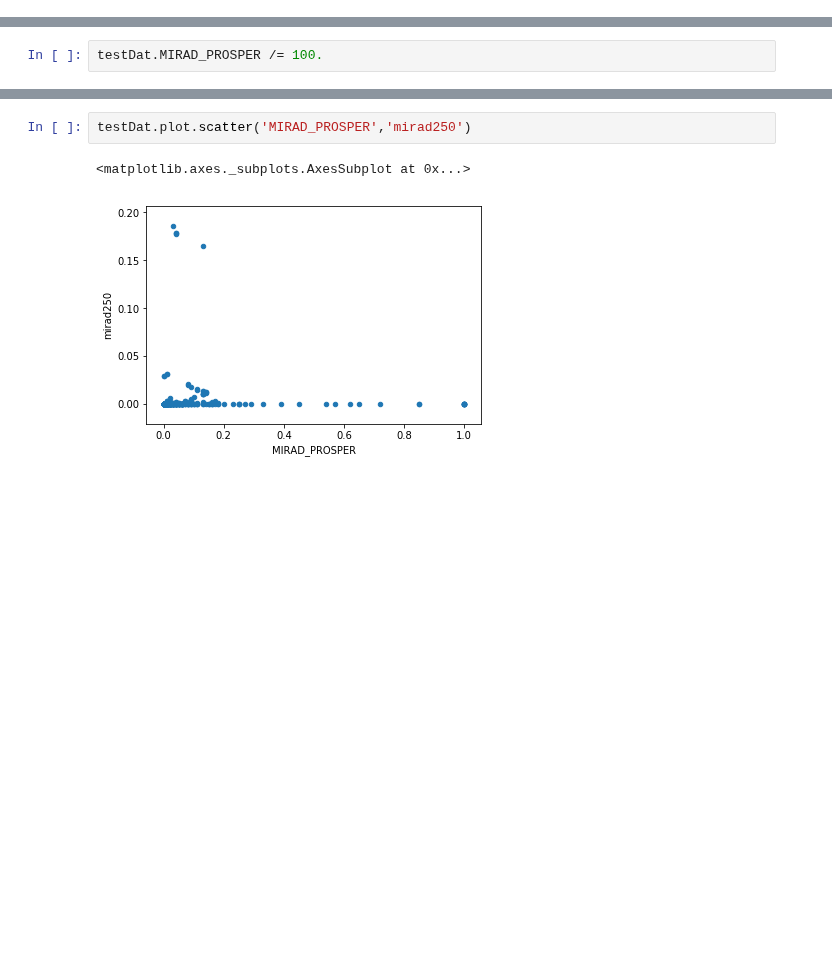
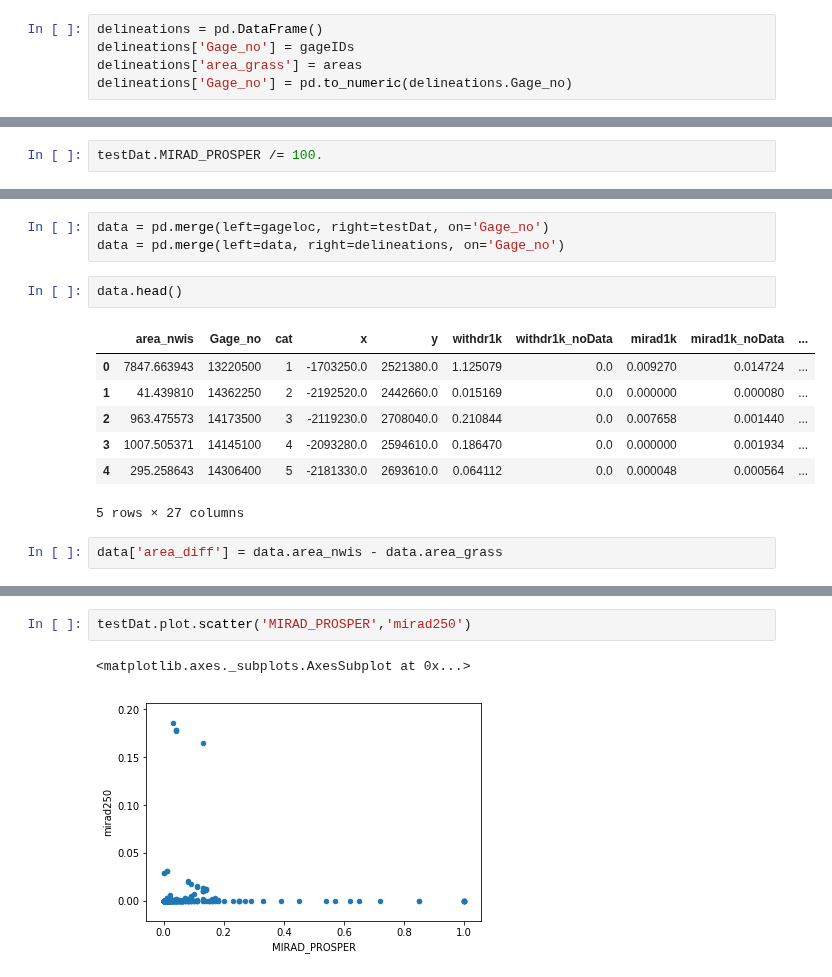
Before and after one commit to usgs/water-fcpg-tools, a Jupyter notebook: CPG_comparison.ipynb, the cells around one changed output, grey strips where cells are left out. Cells and saved outputs as stored; diff of their text form; blank space fills up the shorter version.

```diff
--- a/CPG_comparison.ipynb
+++ b/CPG_comparison.ipynb
@@ -20,0 +56,5 @@ def get_val(dat,gt=[],rb=[]):
+# %%
+delineations = pd.DataFrame()
+delineations['Gage_no'] = gageIDs
+delineations['area_grass'] = areas
+delineations['Gage_no'] = pd.to_numeric(delineations.Gage_no)
@@ -47,0 +109,15 @@ testDat.MIRAD_PROSPER /= 100.
+# %%
+data = pd.merge(left=gageloc, right=testDat, on='Gage_no')
+data = pd.merge(left=data, right=delineations, on='Gage_no')
+# %%
+data.head()
+# %% [output]
+|  | area_nwis | Gage_no | cat | x | y | withdr1k | withdr1k_noData | mirad1k | mirad1k_noData | ... |
+| 0 | 7847.663943 | 13220500 | 1 | -1703250.0 | 2521380.0 | 1.125079 | 0.0 | 0.009270 | 0.014724 | ... |
+| 1 | 41.439810 | 14362250 | 2 | -2192520.0 | 2442660.0 | 0.015169 | 0.0 | 0.000000 | 0.000080 | ... |
+| 2 | 963.475573 | 14173500 | 3 | -2119230.0 | 2708040.0 | 0.210844 | 0.0 | 0.007658 | 0.001440 | ... |
+| 3 | 1007.505371 | 14145100 | 4 | -2093280.0 | 2594610.0 | 0.186470 | 0.0 | 0.000000 | 0.001934 | ... |
+| 4 | 295.258643 | 14306400 | 5 | -2181330.0 | 2693610.0 | 0.064112 | 0.0 | 0.000048 | 0.000564 | ... |
+5 rows × 27 columns
+# %%
+data['area_diff'] = data.area_nwis - data.area_grass
```
Also changed, not shown: parts of 18 cells of this notebook.
